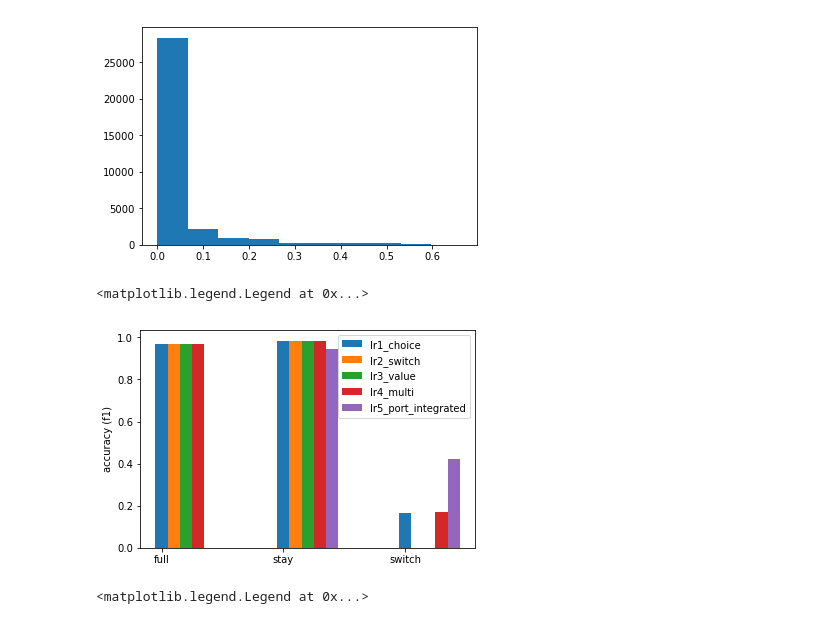
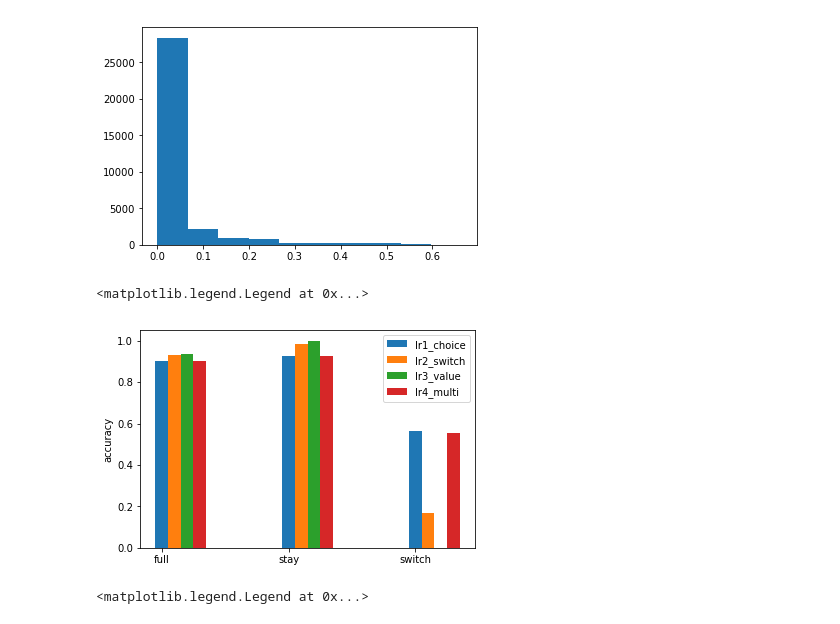
Before and after one commit to celiaberon/mouse_bandit, a Jupyter notebook: jupyter_notebooks/working/lateral-logreg-pd.ipynb, the cells around one changed output. Cells and saved outputs as stored; diff of their text form; code cells hidden in the pictures.

Commit message:
accuracy measurements

```diff
--- a/jupyter_notebooks/working/lateral-logreg-pd.ipynb
+++ b/jupyter_notebooks/working/lateral-logreg-pd.ipynb
@@ -69,7 +69,7 @@ lr1.fit(X_train, y_train)
 
 lr1_proba_L = lr1.predict_proba(X_test)
 lr1_predict_L = lr1.predict(X_test)
-lr1_predict_L = lr1_predict_L>0.2
+#lr1_predict_L = lr1_predict_L>0.2
 
 score_lr1_L = lr1.score(X_test, y_test)
 metrics_lr1_L = sklearn.metrics.precision_recall_fscore_support(y_test, lr1_predict_L)
@@ -83,7 +83,7 @@ lr1.fit(X_train, y_train)
 
 lr1_proba_R = lr1.predict_proba(X_test)
 lr1_predict_R = lr1.predict(X_test)
-lr1_predict_R = lr1_predict_R>0.2
+#lr1_predict_R = lr1_predict_R>0.2
 
 score_lr1_R = lr1.score(X_test, y_test)
 metrics_lr1_R = sklearn.metrics.precision_recall_fscore_support(y_test, lr1_predict_R)
@@ -95,3 +95,5 @@ y_proba = np.array([max(lr1_proba_L[i,1], lr1_proba_R[i,1]) for i in range(lr1_p
 y_predict = y_proba[:]>0.2
 np.sum(y_predict)
 metrics_lr1 = sklearn.metrics.precision_recall_fscore_support(y_test_full, y_predict)
+
+lr1_score = 1-np.abs(y_predict-y_test_full).sum()/len(y_test_full)
@@ -212,6 +231,16 @@ lr3_predict_R = lr3.predict(X_test)
 
 score_lr3_R = lr3.score(X_test, y_test)
 metrics_lr3_R = sklearn.metrics.precision_recall_fscore_support(y_test, lr3_predict_R)
+
+'''INTEGRATED'''
+X_train, X_test, y_train, y_test_full = train_test_split(X_value_history, Y_switch_full, test_size=0.3, random_state=1)
+
+y_proba = np.array([max(lr3_proba_L[i,1], lr3_proba_R[i,1]) for i in range(lr3_proba_L.shape[0])])
+y_predict = y_proba[:]>0.2
+np.sum(y_predict)
+metrics_lr3 = sklearn.metrics.precision_recall_fscore_support(y_test_full, y_predict)
+
+lr3_score = 1-np.abs(y_predict-y_test_full).sum()/len(y_test_full)
 # %% [markdown]
 ### what about a logistic regression with more inputs?
 # %%
@@ -240,6 +269,16 @@ lr4_predict_R = lr4_predict_R>0.1
 
 score_lr4_R = lr4.score(X_test, y_test)
 metrics_lr4_R = sklearn.metrics.precision_recall_fscore_support(y_test, lr4_predict_R)
+
+'''INTEGRATED'''
+X_train, X_test, y_train, y_test_full = train_test_split(X_choice_switch, Y_switch_full, test_size=0.3, random_state=1)
+
+y_proba = np.array([max(lr4_proba_L[i,1], lr4_proba_R[i,1]) for i in range(lr4_proba_L.shape[0])])
+y_predict = y_proba[:]>0.2
+np.sum(y_predict)
+metrics_lr4 = sklearn.metrics.precision_recall_fscore_support(y_test_full, y_predict)
+
+lr4_score = 1-np.abs(y_predict-y_test_full).sum()/len(y_test_full)
 # %%
 plt.hist(lr4_proba_R[:,1])
 # %% [output]
@@ -254,33 +293,37 @@ plt.hist(lr4_proba_R[:,1])
  <a list of 10 Patch objects>)
 [figure]
 # %%
-height_a = [score_lr1_R, metrics_lr1_R[2][0], metrics_lr1_R[2][1]]
-height_b = [score_lr2_R, metrics_lr2_R[2][0], metrics_lr2_R[2][1]]
-height_c = [score_lr3_R, metrics_lr3_R[2][0], metrics_lr3_R[2][1]]
-height_d = [score_lr4_R, metrics_lr4_R[2][0], metrics_lr4_R[2][1]]
-height_e = [0, metrics_lr1[2][0], metrics_lr1[2][1]]
+#height_a = [score_lr1_R, metrics_lr1_R[1][0], metrics_lr1_R[1][1]]
+#height_b = [score_lr2_R, metrics_lr2_R[1][0], metrics_lr2_R[1][1]]
+#height_c = [score_lr3_R, metrics_lr3_R[1][0], metrics_lr3_R[1][1]]
+#height_d = [score_lr4_R, metrics_lr4_R[1][0], metrics_lr4_R[1][1]]
+height_a = [lr1_score, metrics_lr1[1][0], metrics_lr1[1][1]]
+height_b = [lr2_score, metrics_lr2[1][0], metrics_lr2[1][1]]
+height_c = [lr3_score, metrics_lr3[1][0], metrics_lr3[1][1]]
+height_d = [lr4_score, metrics_lr4[1][0], metrics_lr4[1][1]]
+
 
 barWidth = 0.1
 # The x position of bars
 r1 = np.arange(len(height_b))
 r2 = [x + barWidth for x in r1]
 r3 = [x + barWidth for x in r2]
 r4 = [x + barWidth for x in r3]
 r5 = [x + barWidth for x in r4]
 
 conditions = ['full', 'stay', 'switch']
 plt.bar(r1, height_a, width=barWidth, label='lr1_choice')
 plt.bar(r2, height_b, width=barWidth, label='lr2_switch')
 plt.bar(r3, height_c, width=barWidth, label='lr3_value')
 plt.bar(r4, height_d, width=barWidth, label='lr4_multi')
-plt.bar(r5, height_e, width=barWidth, label='lr5_port_integrated')
+#plt.bar(r5, height_e, width=barWidth, label='lr5_port_integrated')
 
 plt.xticks(range(len(height_b)), conditions)
-plt.ylabel('accuracy (f1)')
+plt.ylabel('accuracy')
 plt.legend()
 # %% [output]
 <matplotlib.legend.Legend at 0x...>
-[figure, old version]
+[figure, new version]
 # %%
 from sklearn.metrics import roc_curve, roc_auc_score
 
```
Also changed, not shown: parts of 4 cells of this notebook.
